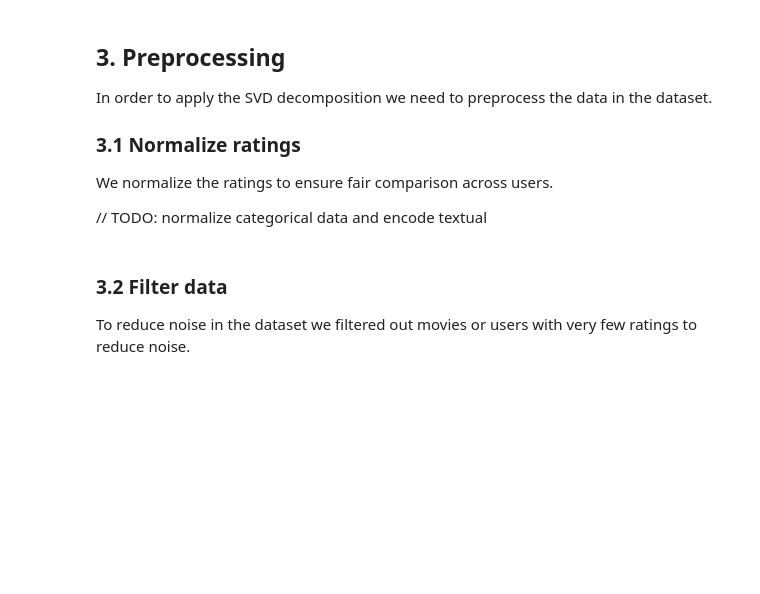
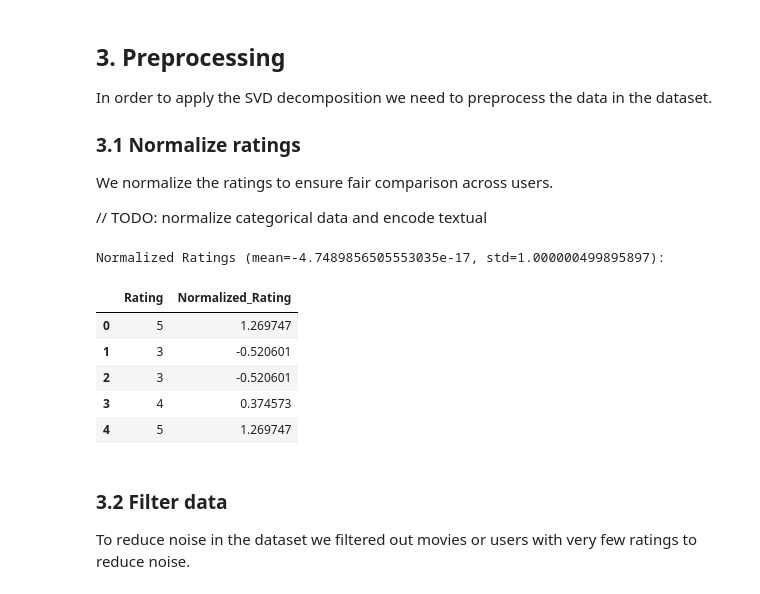
Before and after one commit to d4darius/CA-Homework3, a Jupyter notebook: Maretto_Gosmar_HWSVD.ipynb, the cells around one changed output. Cells and saved outputs as stored; diff of their text form; code cells hidden in the pictures; blank space fills up the shorter version.

```diff
--- a/Maretto_Gosmar_HWSVD.ipynb
+++ b/Maretto_Gosmar_HWSVD.ipynb
@@ -336,14 +337,22 @@ We normalize the ratings to ensure fair comparison across users.
 
 // TODO: normalize categorical data and encode textual
 # %%
-#from sklearn.preprocessing import StandardScaler
+from sklearn.preprocessing import StandardScaler
 
 # Normalize the ratings
-#scaler = StandardScaler()
-#full_data['Normalized_Rating'] = scaler.fit_transform(full_data[['Rating']])
+scaler = StandardScaler()
+full_data['Normalized_Rating'] = scaler.fit_transform(full_data[['Rating']])
 
-#print(f"Normalized Ratings (mean={full_data['Normalized_Rating'].mean()}, std={full_data['Normalized_Rating'].std()}):")
-#full_data[['Rating', 'Normalized_Rating']].head()
+print(f"Normalized Ratings (mean={full_data['Normalized_Rating'].mean()}, std={full_data['Normalized_Rating'].std()}):")
+full_data[['Rating', 'Normalized_Rating']].head()
+# %% [output]
+Normalized Ratings (mean=-4.7489856505553035e-17, std=1.000000499895897):
+|  | Rating | Normalized_Rating |
+| 0 | 5 | 1.269747 |
+| 1 | 3 | -0.520601 |
+| 2 | 3 | -0.520601 |
+| 3 | 4 | 0.374573 |
+| 4 | 5 | 1.269747 |
 # %% [markdown]
 ### 3.2 Filter data
 To reduce noise in the dataset we filtered out movies or users with very few ratings to reduce noise.
```
Also changed, not shown: parts of 16 cells of this notebook.
